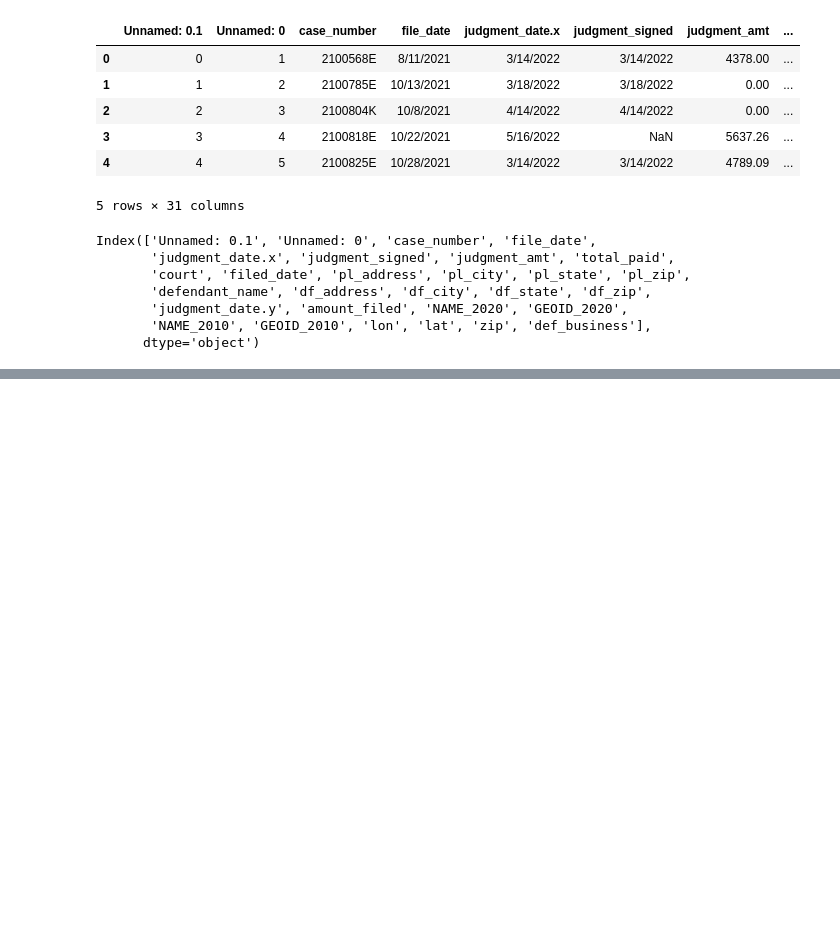
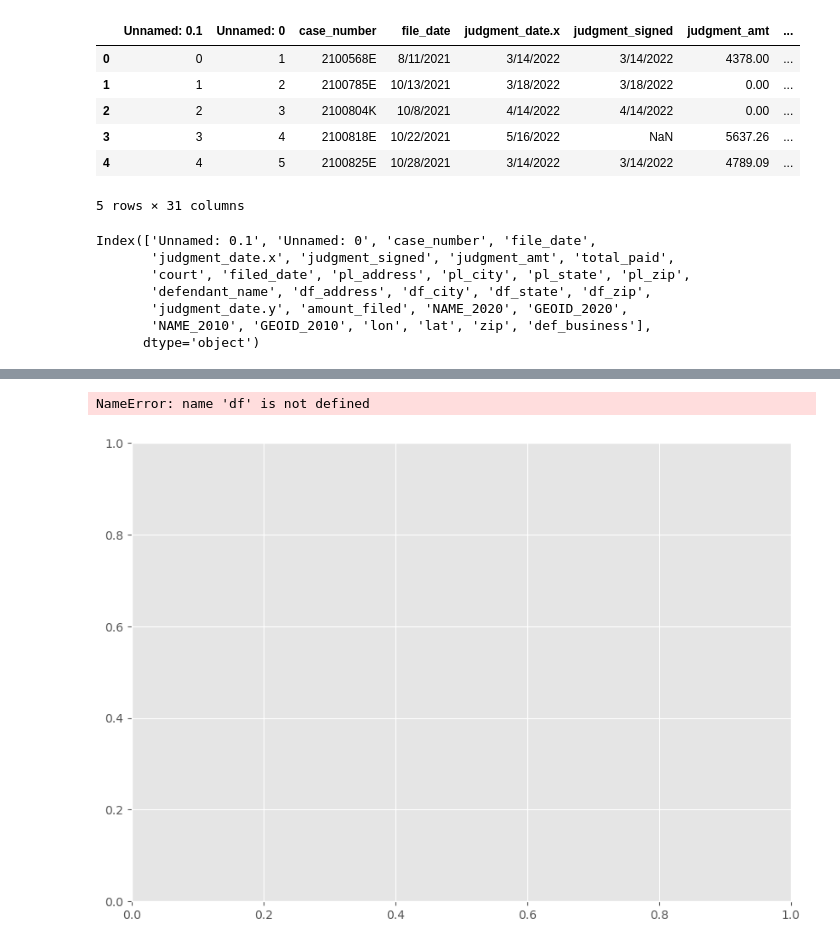
Before and after one commit to cjator/summerREU2023, a Jupyter notebook: evictions project.ipynb, the cells around one changed output, grey strips where cells are left out. Cells and saved outputs as stored; diff of their text form; code cells hidden in the pictures; blank space fills up the shorter version.

```diff
--- a/evictions project.ipynb
+++ b/evictions project.ipynb
@@ -257,0 +479,22 @@ Index(['Unnamed: 0.1', 'Unnamed: 0', 'case_number', 'file_date',
+# %%
+import matplotlib.pyplot as plt #using matplotlib and np to plot histogram
+import numpy as np
+plt.style.use('ggplot')
+
+#creating histogram
+fig, ax = plt.subplots(figsize =(10, 7))
+binwidth=3
+#ax.hist(Geo['judgment_amt'], bins=np.arange(min(Geo['judgment_amt']), max(Geo['judgment_amt']) + binwidth, binwidth), color='xkcd:faded blue')
+ax.hist(df['pct_med_rent_income'],bins=np.arange(min(df['pct_med_rent_income']), max(df['pct_med_rent_income']) + binwidth, binwidth), color='xkcd:faded blue')
+#ax.hist(df['Median_Months_Judgment'], df['pct_med_rent_income'])
+
+#adding labels and title
+plt.xlabel("Percent Rent of Income")
+plt.ylabel("Number of People")
+plt.title('Distribution of Percent Rent of Income')
+
+#showing plot
+plt.show()
+# %% [output]
+NameError: name 'df' is not defined
+[figure, added]
```
Also changed, not shown: parts of 40 cells of this notebook, 4 other files.
